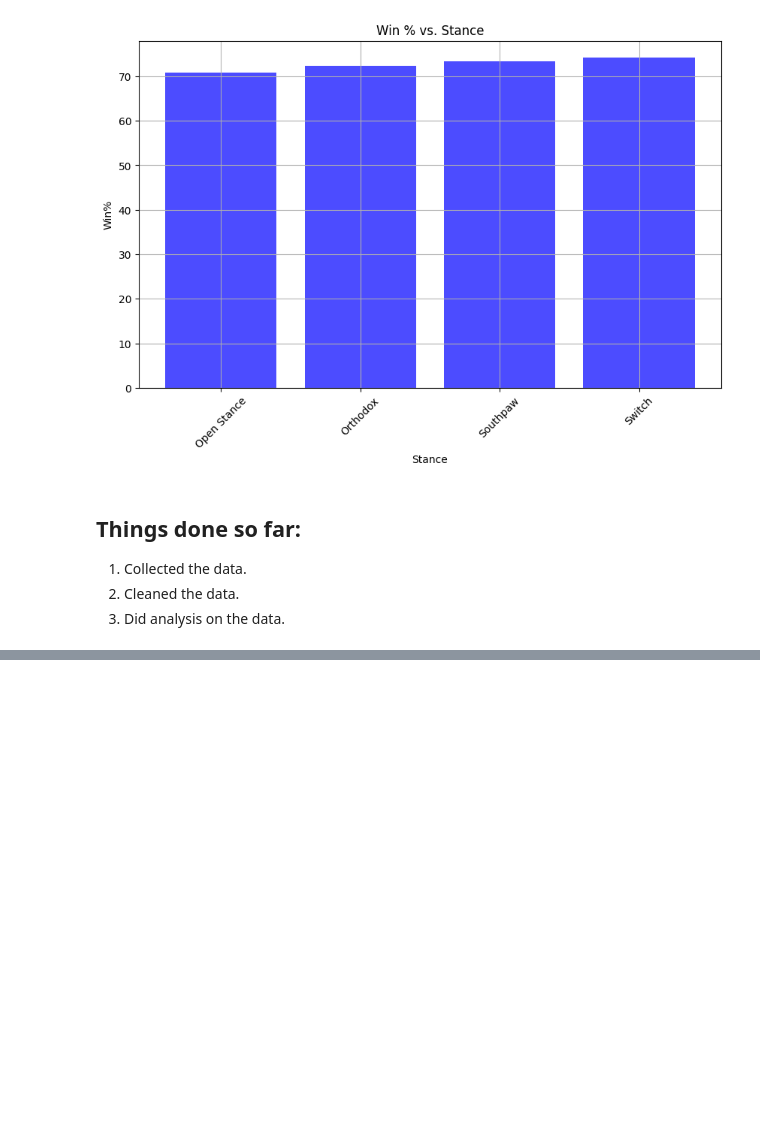
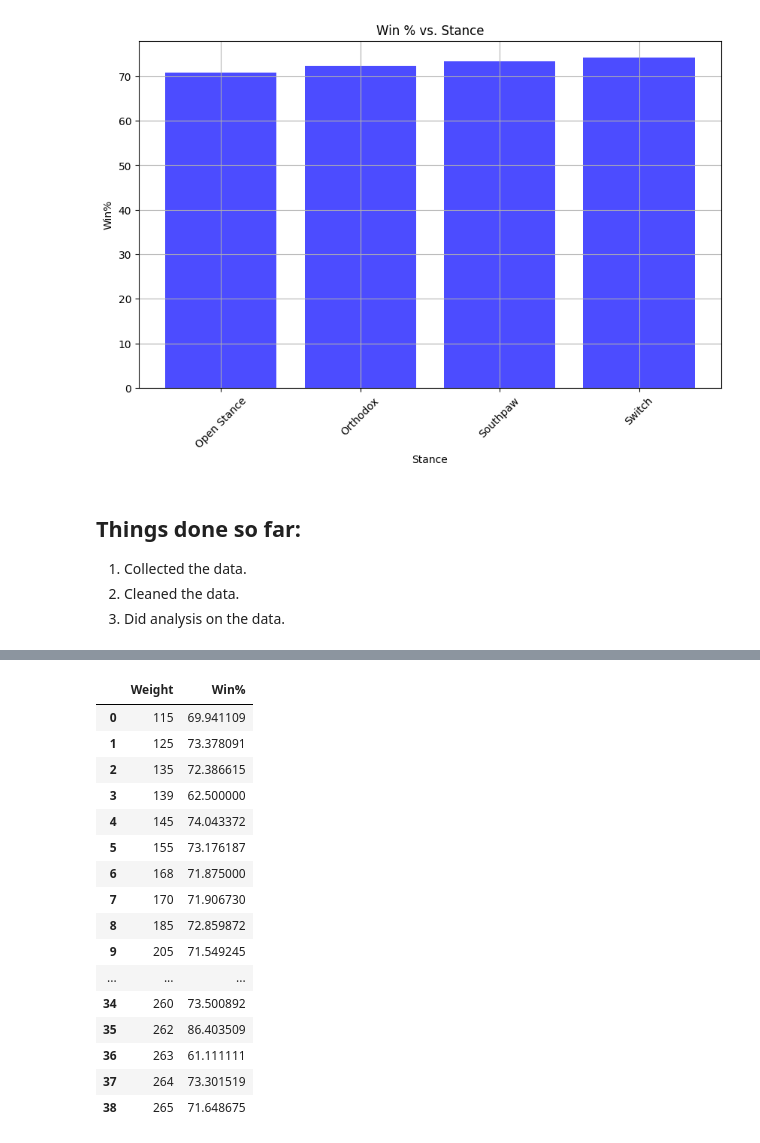
Before and after one commit to muneeb-i-khan/Octagon-Odds, a Jupyter notebook: OctagonOdds.ipynb, the cells around one changed output, grey strips where cells are left out. Cells and saved outputs as stored; diff of their text form; code cells hidden in the pictures; blank space fills up the shorter version.

```diff
--- a/OctagonOdds.ipynb
+++ b/OctagonOdds.ipynb
@@ -283,0 +305,24 @@ plt.show()
+# %%
+def extract_integer(weight_str):
+    return int(''.join(filter(str.isdigit, weight_str)))
+
+grouped_df_wt['Weight'] = grouped_df_wt['Weight'].apply(extract_integer)
+grouped_df_wt
+# %% [output]
+|  | Weight | Win% |
+| 0 | 115 | 69.941109 |
+| 1 | 125 | 73.378091 |
+| 2 | 135 | 72.386615 |
+| 3 | 139 | 62.500000 |
+| 4 | 145 | 74.043372 |
+| 5 | 155 | 73.176187 |
+| 6 | 168 | 71.875000 |
+| 7 | 170 | 71.906730 |
+| 8 | 185 | 72.859872 |
+| 9 | 205 | 71.549245 |
+| ... | ... | ... |
+| 34 | 260 | 73.500892 |
+| 35 | 262 | 86.403509 |
+| 36 | 263 | 61.111111 |
+| 37 | 264 | 73.301519 |
+| 38 | 265 | 71.648675 |
```
Also changed, not shown: parts of 9 cells of this notebook.
